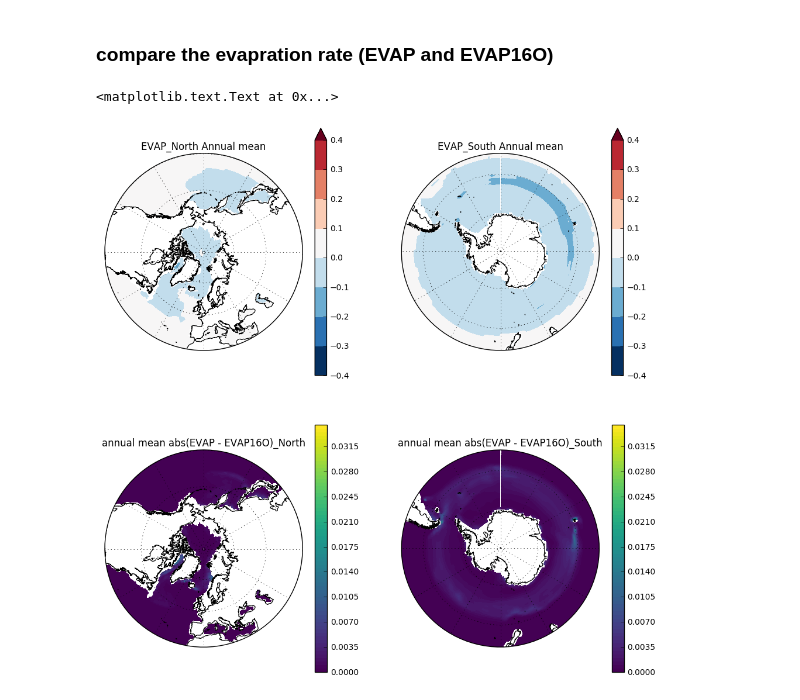
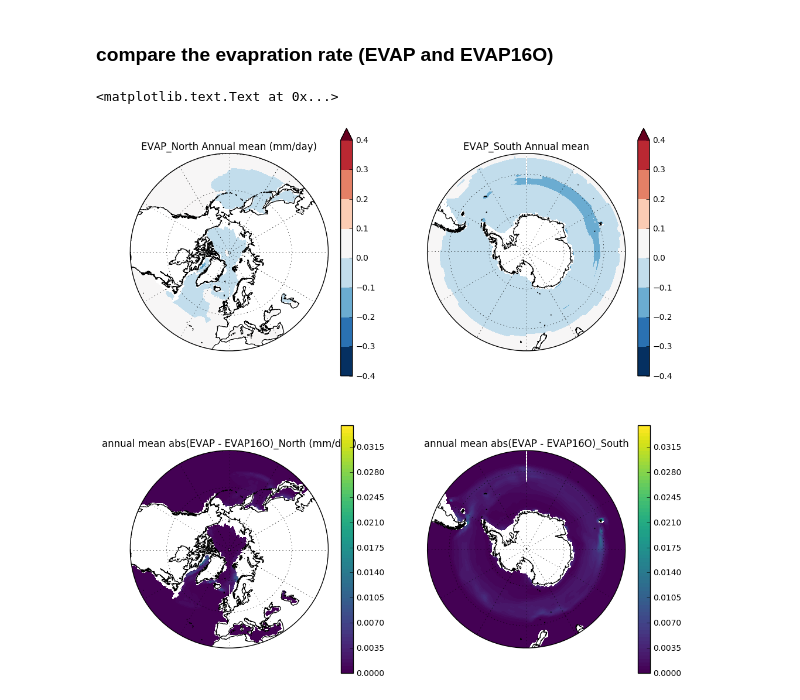
Before and after one commit to Yefee/ice_diag_cesm, a Jupyter notebook: isotope in ice.ipynb, the cells around one changed output. Saved outputs shown, nothing was run; the diff lists cells and outputs as text; code cells hidden in the pictures.

Commit message:
d18O&dD in ice model and comparison between EVAp and EVAP16 and more

```diff
--- a/isotope in ice.ipynb
+++ b/isotope in ice.ipynb
@@ -186,28 +186,28 @@ plt.title('dD_South Annual mean')
 ### compare the evapration rate (EVAP and EVAP16O)
 # %%
 evap = ice.evap * ice.aice / 10
-evap16 = ice.fiso_evap002 * ice.aice / 10
+evap16 = ice.fiso_evap002 * ice.aice / 10 # unit in mm/day
 
 diff = evap - evap16
 
 evap_ann = evap.groupby('time.year').mean(dim='time').mean(dim='year')
 diff.values = np.abs(diff.values)
 diff_ann = diff.groupby('time.year').mean(dim='time').mean(dim='year')
 
 # plot
 fig = plt.figure(figsize=(12,12))
 
 levels = np.arange(-0.4,0.5,0.1)
 pltannual(evap_ann, i=1, levels=levels)
-plt.title('EVAP_North Annual mean')
+plt.title('EVAP_North Annual mean (mm/day)')
 pltannual(evap_ann, i=2, levels=levels, region='south')
 plt.title('EVAP_South Annual mean')
 
 levels = np.arange(0,0.035,0.0005)
 pltannual(diff_ann, i=3, levels=levels)
-plt.title('annual mean abs(EVAP - EVAP16O)_North')
+plt.title('annual mean abs(EVAP - EVAP16O)_North (mm/day)')
 pltannual(diff_ann, i=4, levels=levels, region='south')
 plt.title('annual mean abs(EVAP - EVAP16O)_South')
 # %% [output]
 <matplotlib.text.Text at 0x...>
-[figure, old version]
+[figure, new version]
```
